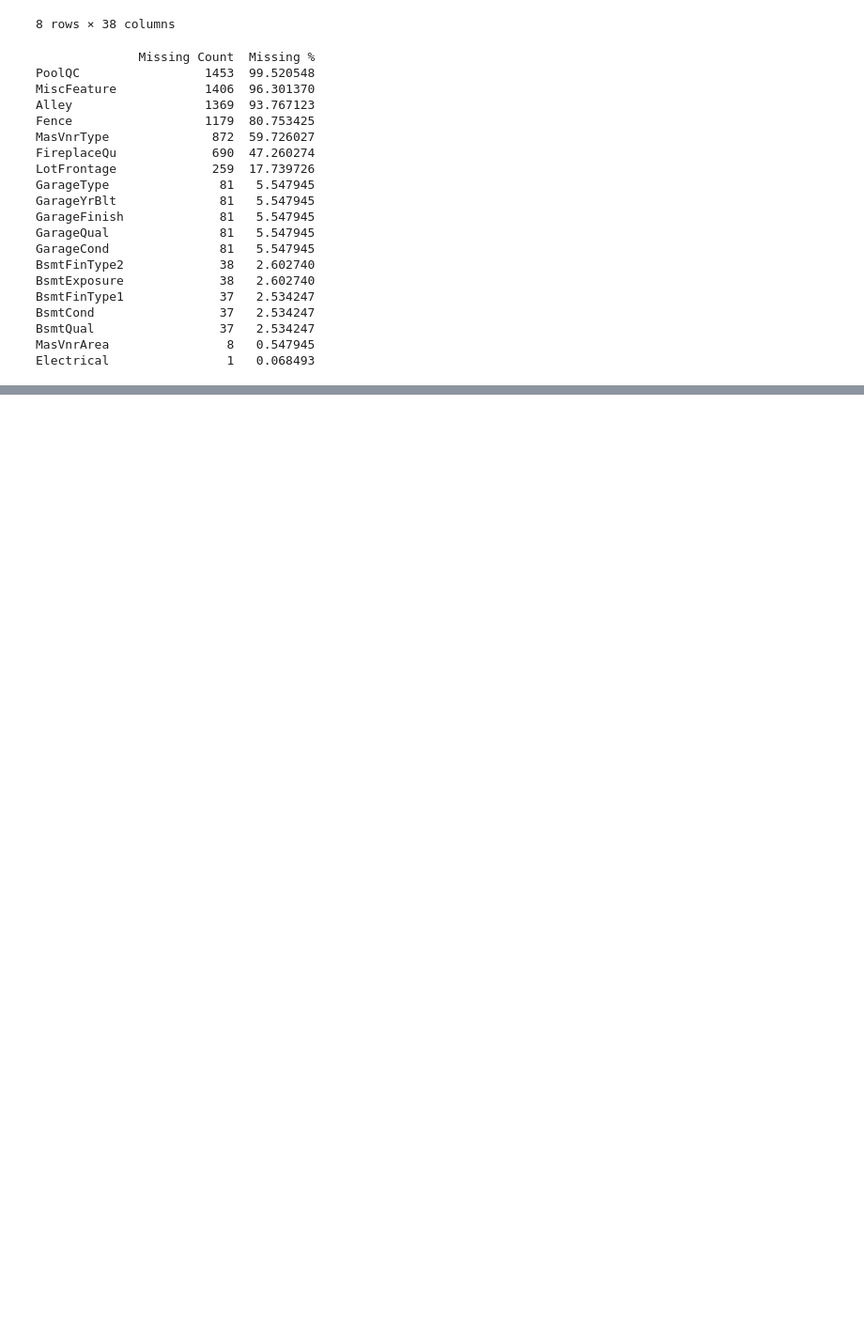
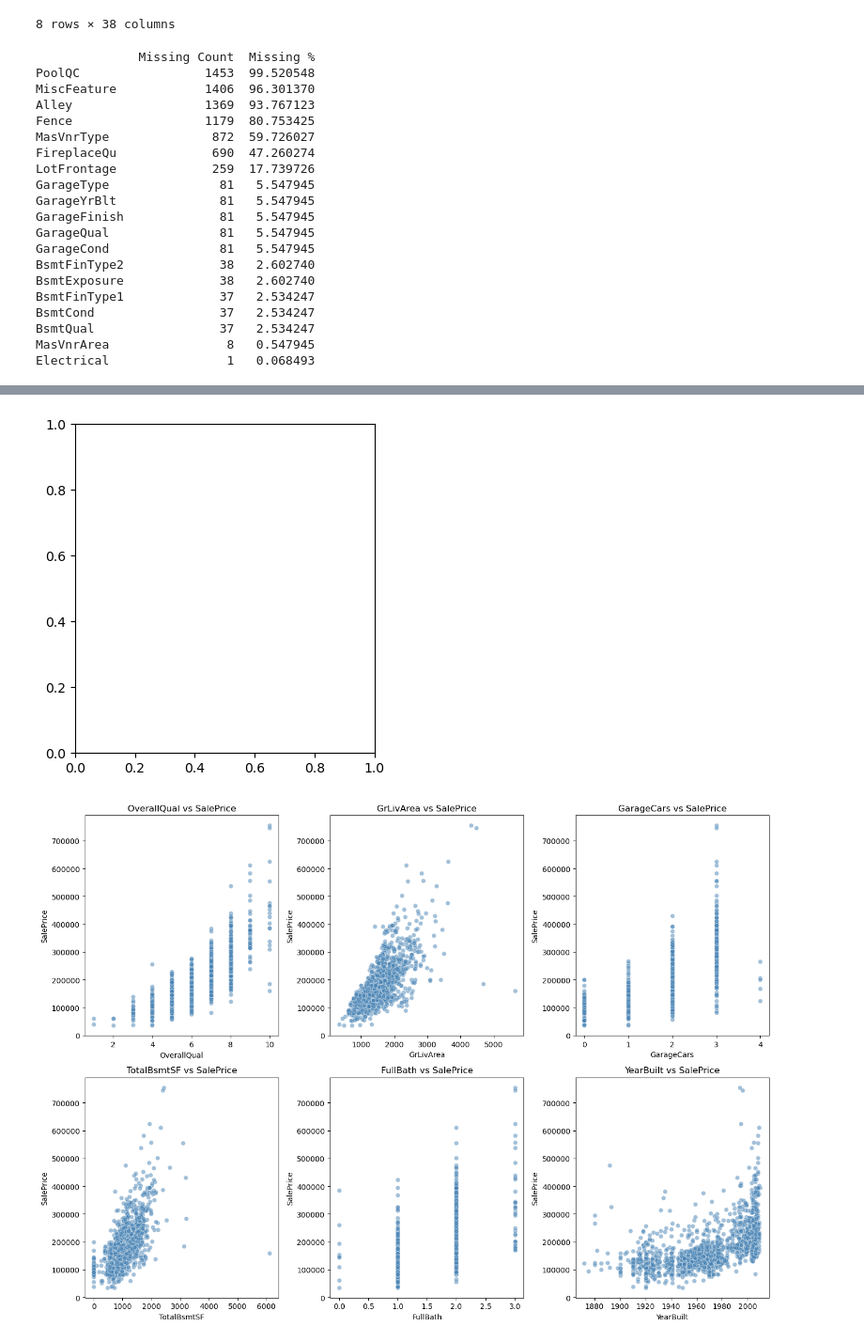
Before and after one commit to MayankVachhani14/house-price-prediction, a Jupyter notebook: 01_eda.ipynb, the cells around one changed output, grey strips where cells are left out. Shown at 94% size. Saved outputs shown, nothing was run; the diff lists cells and outputs as text; code cells hidden in the pictures; blank space fills up the shorter version.

```diff
--- a/01_eda.ipynb
+++ b/01_eda.ipynb
@@ -95,0 +175,14 @@ Electrical                1   0.068493
+# %%
+top_features = ['OverallQual', 'GrLivArea', 'GarageCars', 'TotalBsmtSF', 'FullBath', 'YearBuilt']
+plt.figure(figsize=(14,10))
+
+for i, col in enumerate(top_features):
+    plt.subplot(2,3, i+1)
+    sns.scatterplot(x=train[col], y=train['SalePrice'], alpha=0.5, color='steelblue')
+    plt.title(f'{col} vs SalePrice')
+
+plt.tight_layout()
+plt.show()
+# %% [output]
+[figure, added]
+[figure, added]
```
Also changed, not shown: parts of 6 cells of this notebook, 1 other file.
